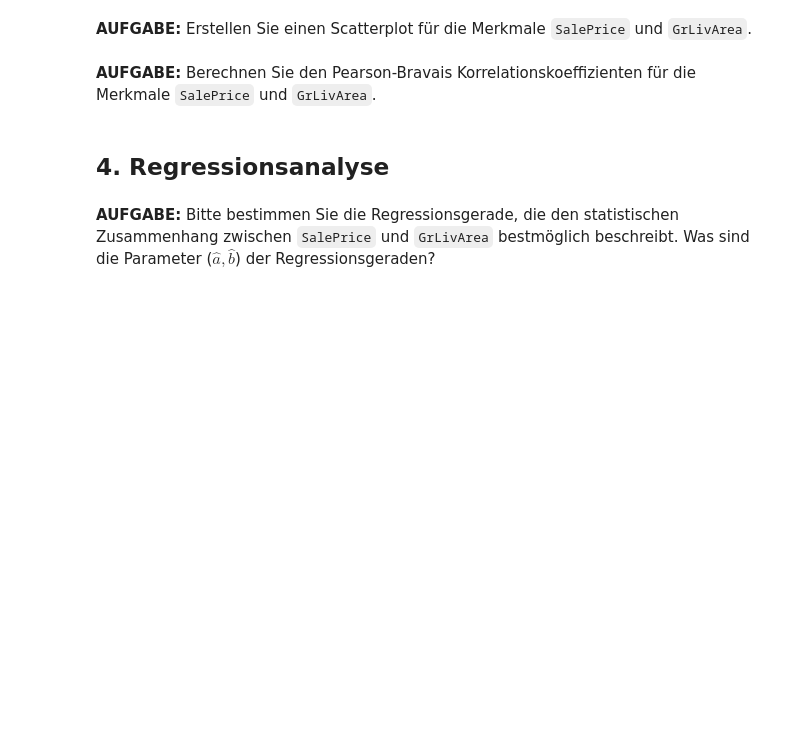
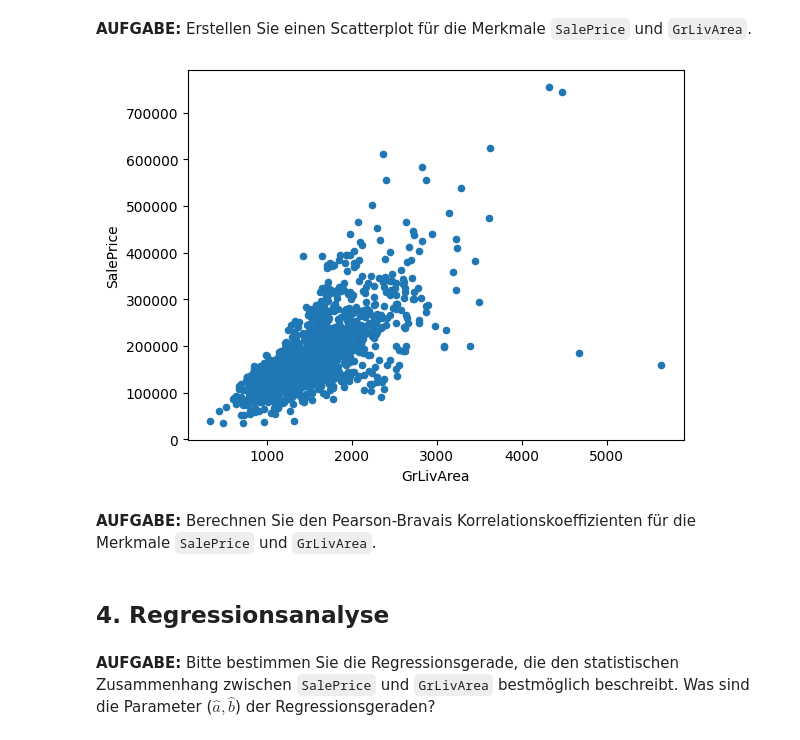
Before and after one commit to calebboa/calebboa, a Jupyter notebook: Deskriptive_Statistik.ipynb, the cells around one changed output. Cells and saved outputs as stored; diff of their text form; code cells hidden in the pictures; blank space fills up the shorter version.

```diff
--- a/Deskriptive_Statistik.ipynb
+++ b/Deskriptive_Statistik.ipynb
@@ -158,5 +197,10 @@ np.float64(6306788585.349304)
 # %% [markdown]
 **AUFGABE:** Erstellen Sie einen Scatterplot für die Merkmale `SalePrice` und `GrLivArea`.
+# %%
+data.plot.scatter(x="GrLivArea", y="SalePrice")
+plt.show()
+# %% [output]
+[figure, added]
 # %% [markdown]
 **AUFGABE:** Berechnen Sie den Pearson-Bravais Korrelationskoeffizienten für die Merkmale `SalePrice` und `GrLivArea`.
 # %% [markdown]
```
Also changed, not shown: parts of 5 cells of this notebook.
